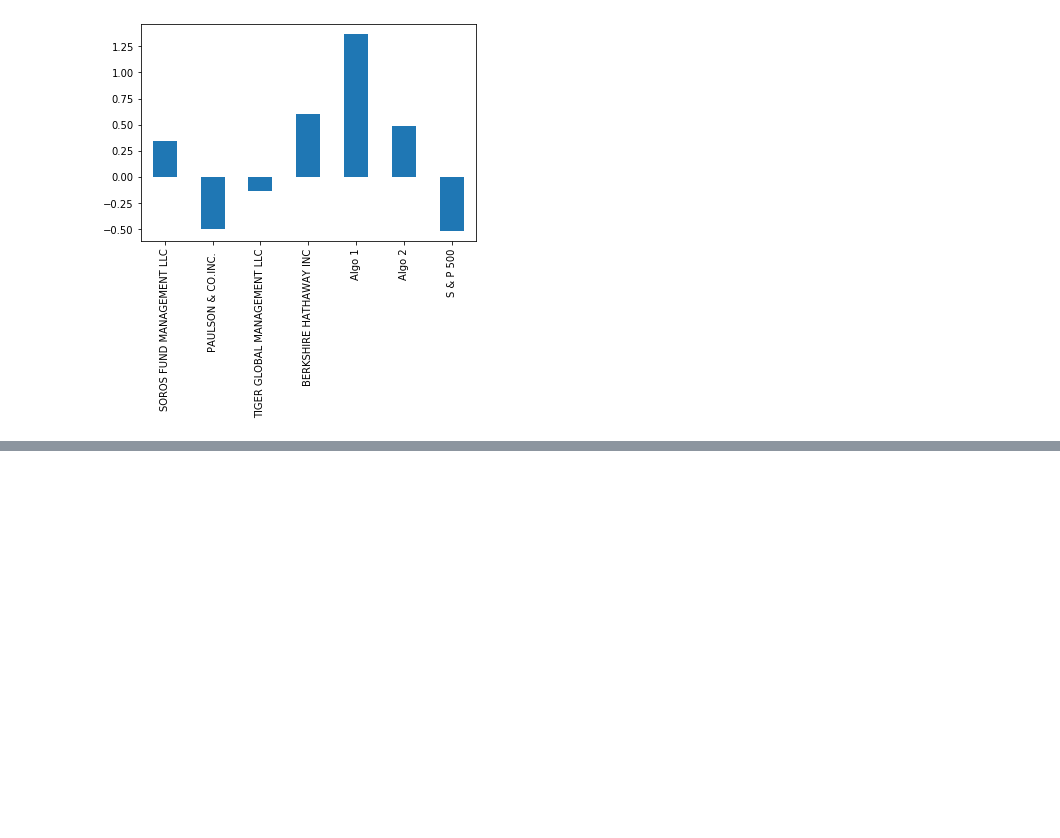
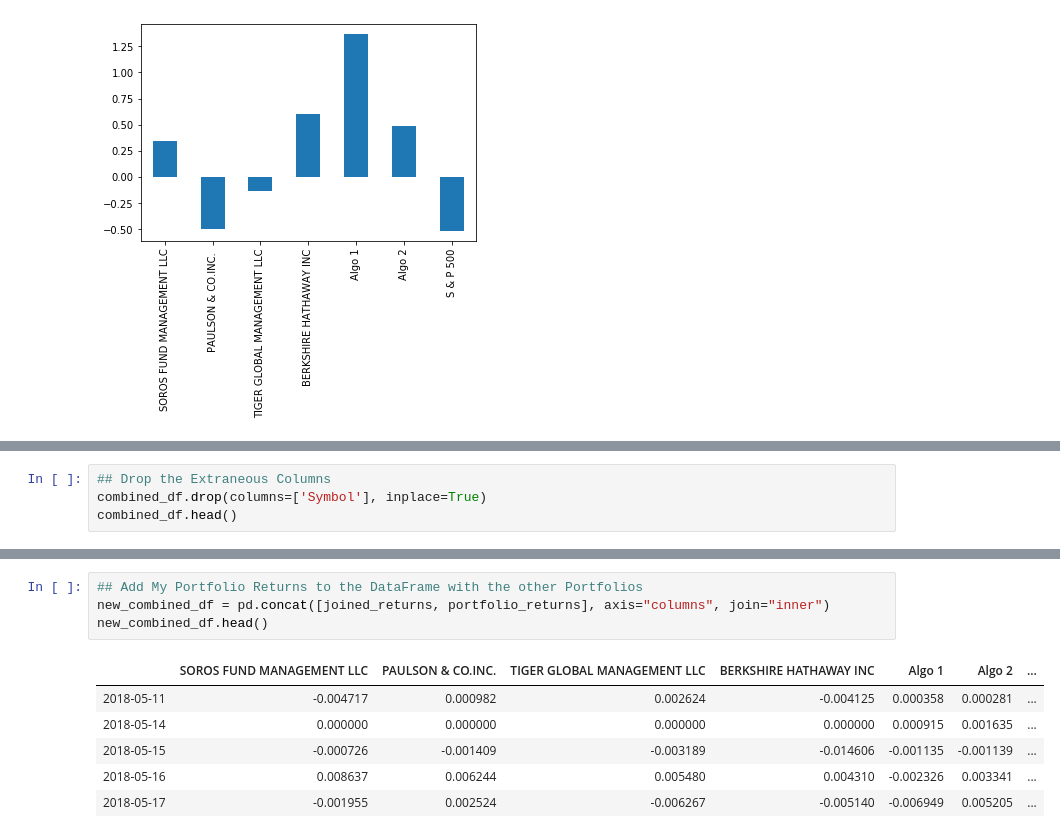
Before and after one commit to sselvakularanjan/Pandas-Homework, a Jupyter notebook: A Whale Off the Port(folio).ipynb, the cells around one changed output, grey strips where cells are left out. Saved outputs shown, nothing was run; the diff lists cells and outputs as text; blank space fills up the shorter version.

```diff
--- a/A Whale Off the Port(folio).ipynb
+++ b/A Whale Off the Port(folio).ipynb
@@ -261,0 +316,4 @@ sharpe_ratios.plot.bar()
+# %%
+## Drop the Extraneous Columns
+combined_df.drop(columns=['Symbol'], inplace=True)
+combined_df.head()
@@ -261,0 +366,11 @@ sharpe_ratios.plot.bar()
+# %%
+## Add My Portfolio Returns to the DataFrame with the other Portfolios
+new_combined_df = pd.concat([joined_returns, portfolio_returns], axis="columns", join="inner")
+new_combined_df.head()
+# %% [output]
+|  | SOROS FUND MANAGEMENT LLC | PAULSON & CO.INC. | TIGER GLOBAL MANAGEMENT LLC | BERKSHIRE HATHAWAY INC | Algo 1 | Algo 2 | ... |
+| 2018-05-11 | -0.004717 | 0.000982 | 0.002624 | -0.004125 | 0.000358 | 0.000281 | ... |
+| 2018-05-14 | 0.000000 | 0.000000 | 0.000000 | 0.000000 | 0.000915 | 0.001635 | ... |
+| 2018-05-15 | -0.000726 | -0.001409 | -0.003189 | -0.014606 | -0.001135 | -0.001139 | ... |
+| 2018-05-16 | 0.008637 | 0.006244 | 0.005480 | 0.004310 | -0.002326 | 0.003341 | ... |
+| 2018-05-17 | -0.001955 | 0.002524 | -0.006267 | -0.005140 | -0.006949 | 0.005205 | ... |
```
Also changed, not shown: parts of 14 cells of this notebook, 6 other files.
